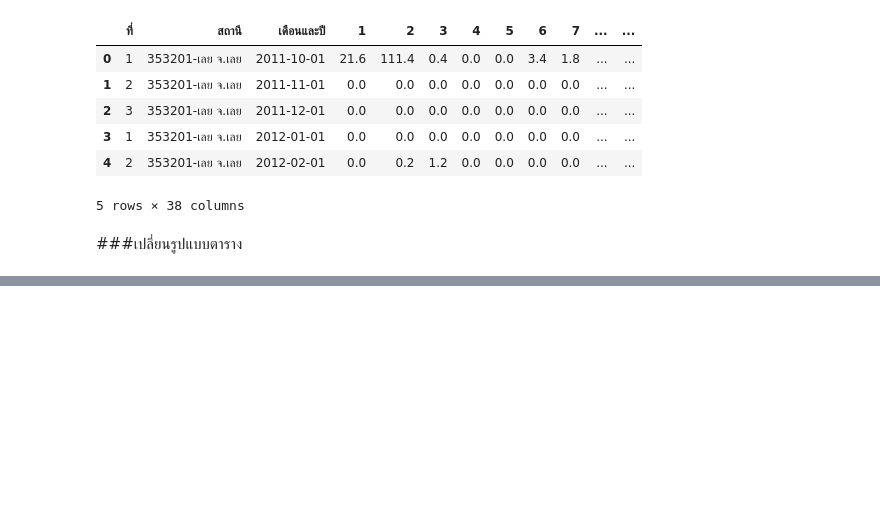
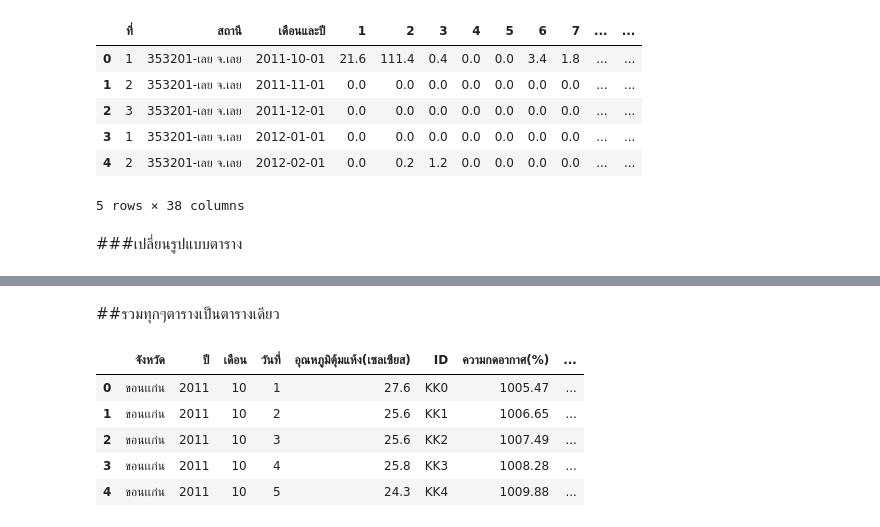
Before and after one commit to Piyaphat23/BSC_DPDM23, a Jupyter notebook: midterm_bscdpdm23.ipynb, the cells around one changed output, grey strips where cells are left out. Drawn from its saved outputs; the diff is of its cells as text; code cells hidden in the pictures; blank space fills up the shorter version.

```diff
--- a/midterm_bscdpdm23.ipynb
+++ b/midterm_bscdpdm23.ipynb
@@ -2731,0 +3021,2 @@ DBT_L_H = DBT_L.set_index(['จังหวัด','ปี','เดือน']).
+# %% [markdown]
+##รวมทุกๆตารางเป็นตารางเดียว
@@ -2731,0 +3030,9 @@ DBT_L_H = DBT_L.set_index(['จังหวัด','ปี','เดือน']).
+# %%
+use_data.head() #.reset_index().rename(columns={'index':ลำดับ})
+# %% [output]
+|  | จังหวัด | ปี | เดือน | วันที่ | อุณหภูมิตุ้มแห้ง(เซลเซียส) | ID | ความกดอากาศ(%) | ... |
+| 0 | ขอนเเก่น | 2011 | 10 | 1 | 27.6 | KK0 | 1005.47 | ... |
+| 1 | ขอนเเก่น | 2011 | 10 | 2 | 25.6 | KK1 | 1006.65 | ... |
+| 2 | ขอนเเก่น | 2011 | 10 | 3 | 25.6 | KK2 | 1007.49 | ... |
+| 3 | ขอนเเก่น | 2011 | 10 | 4 | 25.8 | KK3 | 1008.28 | ... |
+| 4 | ขอนเเก่น | 2011 | 10 | 5 | 24.3 | KK4 | 1009.88 | ... |
```
Also changed, not shown: parts of 29 cells of this notebook.
